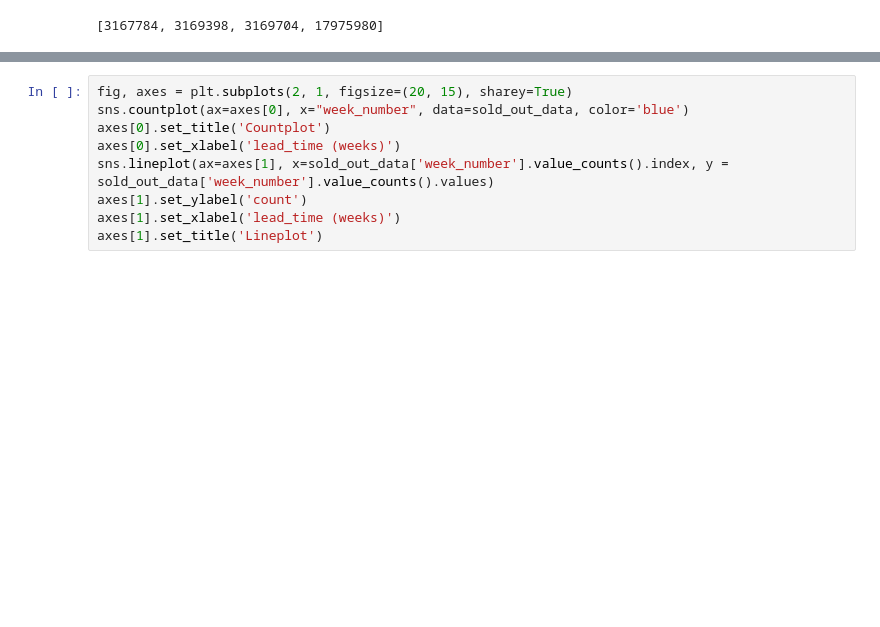
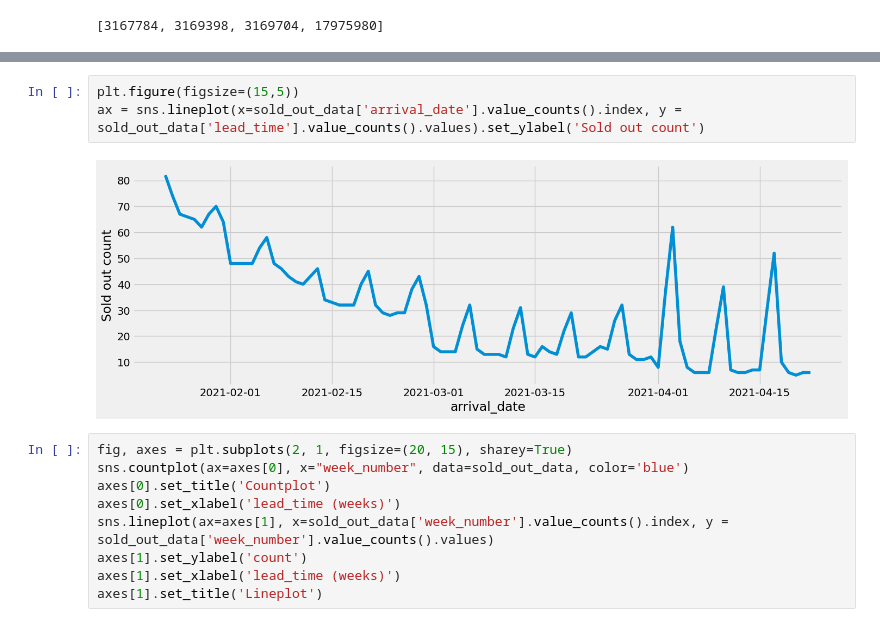
Before and after one commit to TaccheLegend/lighthouse_takehome, a Jupyter notebook: lighthouse_test.ipynb, the cells around one changed output, grey strips where cells are left out. Saved outputs shown, nothing was run; the diff lists cells and outputs as text; blank space fills up the shorter version.

```diff
--- a/lighthouse_test.ipynb
+++ b/lighthouse_test.ipynb
@@ -321,3 +290,8 @@ Text(0, 0.5, 'Count')
+# %%
+plt.figure(figsize=(15,5))
+ax = sns.lineplot(x=sold_out_data['arrival_date'].value_counts().index, y = sold_out_data['lead_time'].value_counts().values).set_ylabel('Sold out count')
+# %% [output]
+[figure, added]
 # %%
 fig, axes = plt.subplots(2, 1, figsize=(20, 15), sharey=True)
 sns.countplot(ax=axes[0], x="week_number", data=sold_out_data, color='blue')
```
Also changed, not shown: parts of 31 cells of this notebook.
